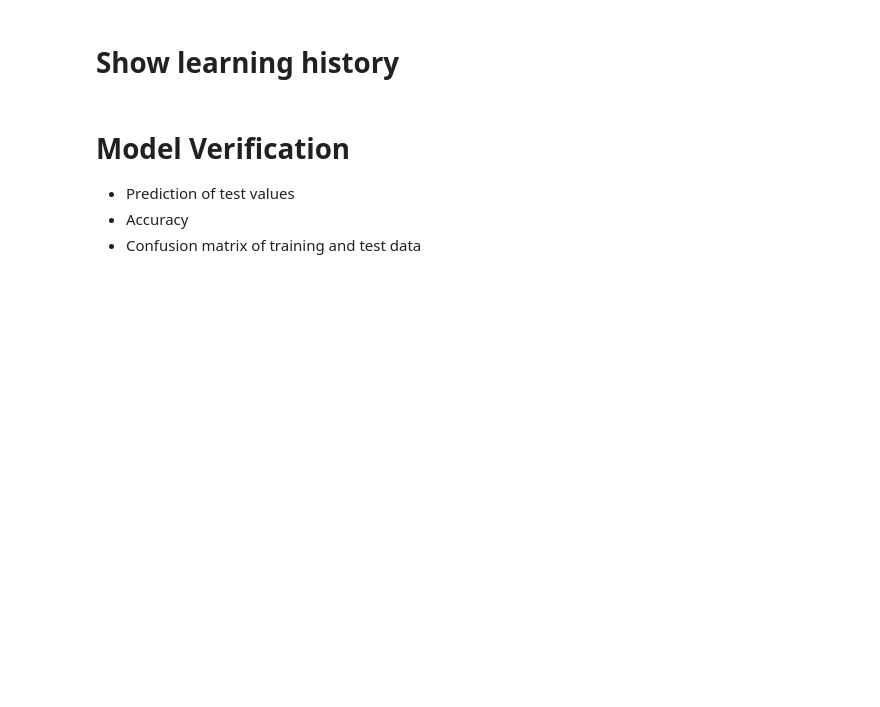
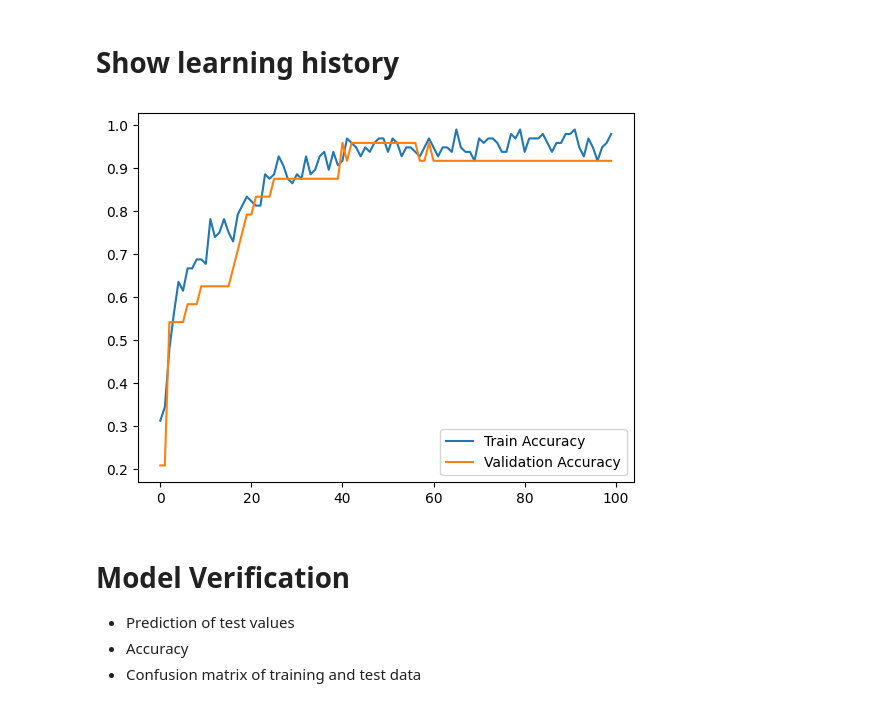
Before and after one commit to University-of-Pardubice/exercises-canistan0, a Jupyter notebook: 10_ANN_classification/10_B_task_iris.ipynb, the cells around one changed output. Saved outputs shown, nothing was run; the diff lists cells and outputs as text; code cells hidden in the pictures; blank space fills up the shorter version.

```diff
--- a/10_ANN_classification/10_B_task_iris.ipynb
+++ b/10_ANN_classification/10_B_task_iris.ipynb
@@ -137,15 +156,16 @@ from tensorflow.keras.layers import Dense, Dropout
 # %%
+from tensorflow.keras.models import Sequential
+from tensorflow.keras.layers import Dense, Dropout, Input
+
 model = Sequential()
+model.add(Input(shape=(4,)))
 
-# Input layer + first hidden layer
-model.add(Dense(16, input_shape=(4,), activation='relu'))
+model.add(Dense(16, activation="relu"))
 model.add(Dropout(0.2))
 
-# Second hidden layer
-model.add(Dense(16, activation='relu'))
+model.add(Dense(16, activation="relu"))
 model.add(Dropout(0.2))
 
-# Output layer
-model.add(Dense(3, activation='softmax'))
+model.add(Dense(3, activation="softmax"))
 # %%
 model.summary()
@@ -170,13 +227,12 @@ model.save("iris_nn_model.h5")
 # %% [markdown]
 # Show learning history
 # %%
-plt.plot(history.history['accuracy'], label='Train Accuracy')
-plt.plot(history.history['val_accuracy'], label='Validation Accuracy')
+plt.plot(history.history["accuracy"], label="Train Accuracy")
+plt.plot(history.history["val_accuracy"], label="Validation Accuracy")
 plt.legend()
-plt.xlabel("Epochs")
-plt.ylabel("Accuracy")
-plt.title("Model Accuracy")
 plt.show()
+# %% [output]
+[figure, added]
 # %% [markdown]
 # Model Verification
 - Prediction of test values
```
Also changed, not shown: parts of 18 cells of this notebook, 1 other file.
